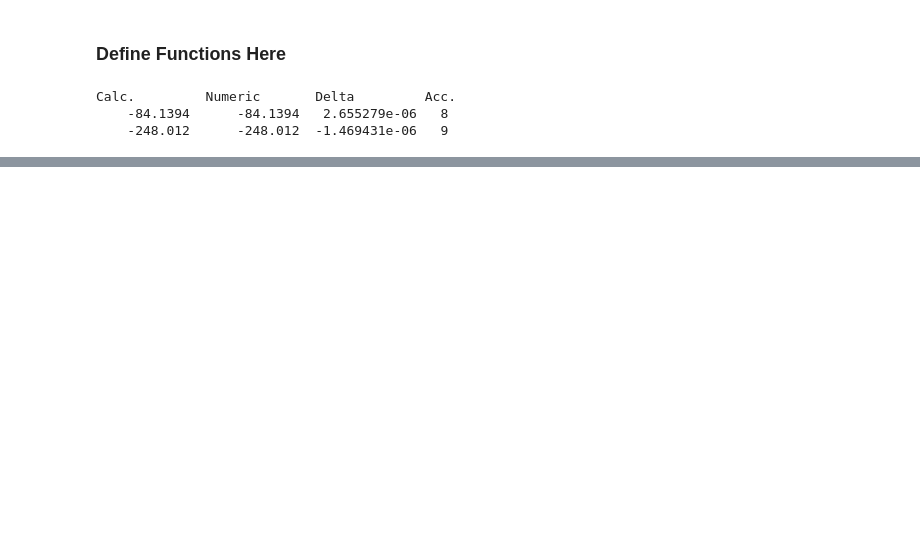
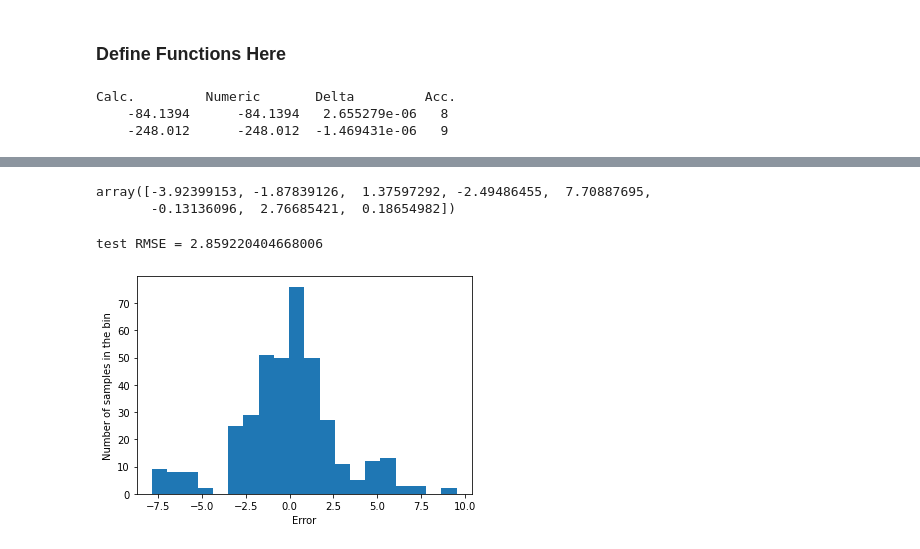
Before and after one commit to jihoonkim888/CM50268-Hamiltonian-Monte-Carlo, a Jupyter notebook: task4.ipynb, the cells around one changed output, grey strips where cells are left out. Drawn from its saved outputs; the diff is of its cells as text; code cells hidden in the pictures; blank space fills up the shorter version.

```diff
--- a/task4.ipynb
+++ b/task4.ipynb
@@ -137,0 +151,26 @@ sigma_w_2 = 571.4275520269058 sigma_n_2 = 552.9722089700086
+# %%
+w = get_w(X_train, y_train, sigma_n_2_opt, sigma_w_2_opt)
+w
+# %% [output]
+array([-3.92399153, -1.87839126,  1.37597292, -2.49486455,  7.70887695,
+       -0.13136096,  2.76685421,  0.18654982])
+# %%
+y_intercept = y_train.mean()
+# %%
+y_test_pred = X_test@w + y_intercept
+# %%
+rmse_test = mean_squared_error(y_test, y_test_pred, squared=False)
+print("test RMSE =", rmse_test)
+# %% [output]
+test RMSE = 2.859220404668006
+# %%
+def error_histogram(y_pred, y_targ):
+    error_list = y_pred.reshape(-1, 1) - y_targ.reshape(-1, 1)
+    plt.hist(error_list, bins=20)
+    plt.xlabel("Error")
+    plt.ylabel("Number of samples in the bin")
+    plt.show()
+# %%
+error_histogram(y_test_pred, y_test)
+# %% [output]
+[figure, added]
```
Also changed, not shown: parts of 8 cells of this notebook.
